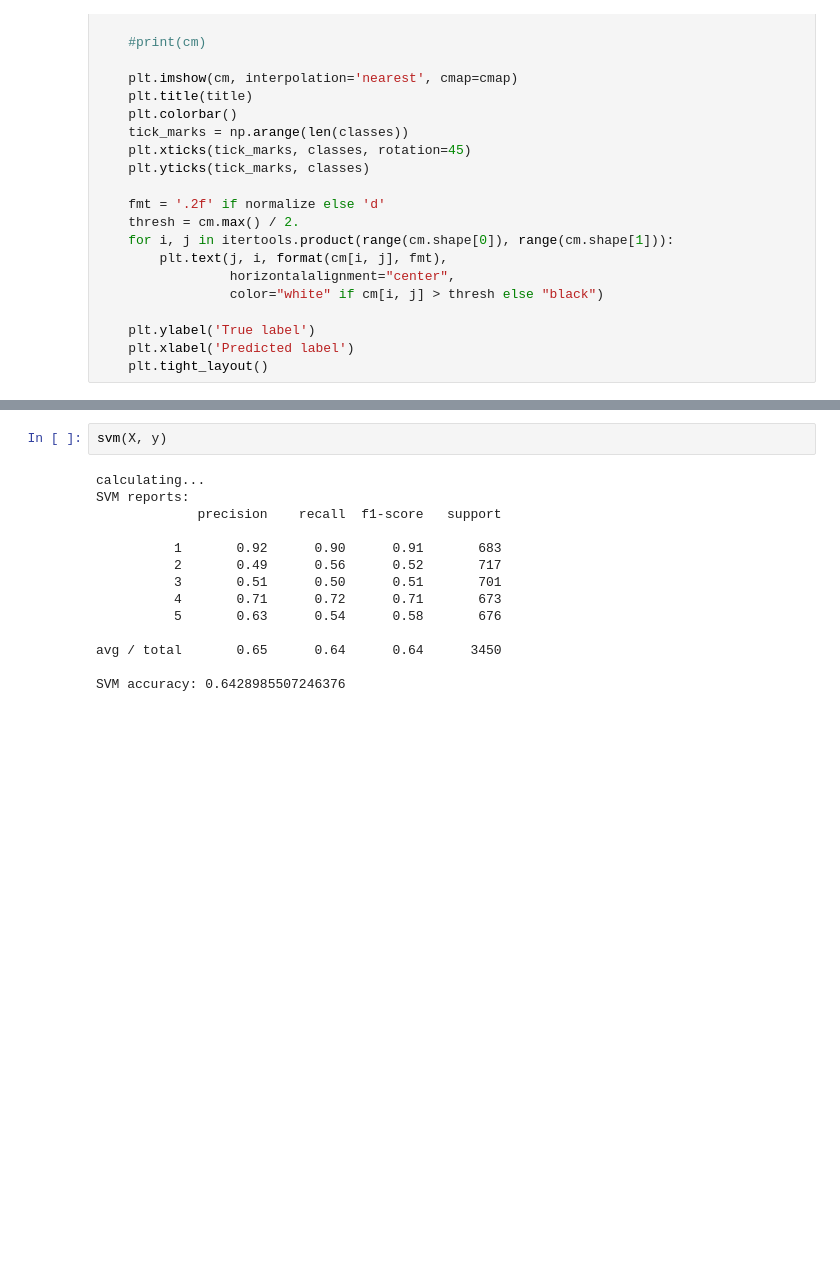
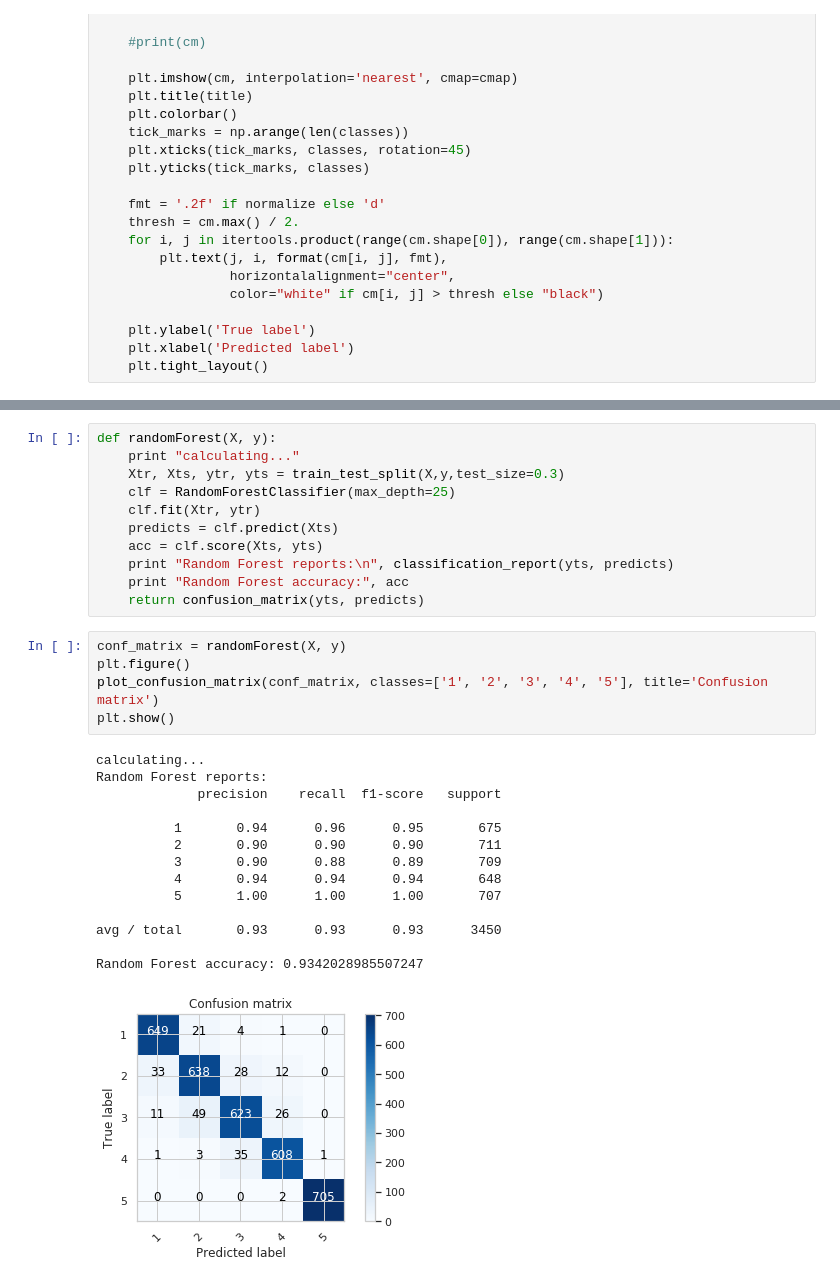
Before and after one commit to cwhite98/FinalProjectML, a Jupyter notebook: Test.ipynb, the cells around one changed output, grey strips where cells are left out. Drawn from its saved outputs; the diff is of its cells as text; blank space fills up the shorter version.

```diff
--- a/Test.ipynb
+++ b/Test.ipynb
@@ -106,16 +132,31 @@ Logistic regression accuracy: 0.29130434782608694
-# %%
-svm(X, y)
-# %% [output]
-calculating...
-SVM reports:
-             precision    recall  f1-score   support
-
-          1       0.92      0.90      0.91       683
-          2       0.49      0.56      0.52       717
-          3       0.51      0.50      0.51       701
-          4       0.71      0.72      0.71       673
-          5       0.63      0.54      0.58       676
-
-avg / total       0.65      0.64      0.64      3450
-
-SVM accuracy: 0.6428985507246376
+# %%
+def randomForest(X, y):
+    print "calculating..."
+    Xtr, Xts, ytr, yts = train_test_split(X,y,test_size=0.3)
+    clf = RandomForestClassifier(max_depth=25)
+    clf.fit(Xtr, ytr)
+    predicts = clf.predict(Xts)
+    acc = clf.score(Xts, yts)
+    print "Random Forest reports:\n", classification_report(yts, predicts)
+    print "Random Forest accuracy:", acc
+    return confusion_matrix(yts, predicts)
+# %%
+conf_matrix = randomForest(X, y)
+plt.figure()
+plot_confusion_matrix(conf_matrix, classes=['1', '2', '3', '4', '5'], title='Confusion matrix')
+plt.show()
+# %% [output]
+calculating...
+Random Forest reports:
+             precision    recall  f1-score   support
+
+          1       0.94      0.96      0.95       675
+          2       0.90      0.90      0.90       711
+          3       0.90      0.88      0.89       709
+          4       0.94      0.94      0.94       648
+          5       1.00      1.00      1.00       707
+
+avg / total       0.93      0.93      0.93      3450
+
+Random Forest accuracy: 0.9342028985507247
+[figure, added]
```
Also changed, not shown: parts of 10 cells of this notebook.
